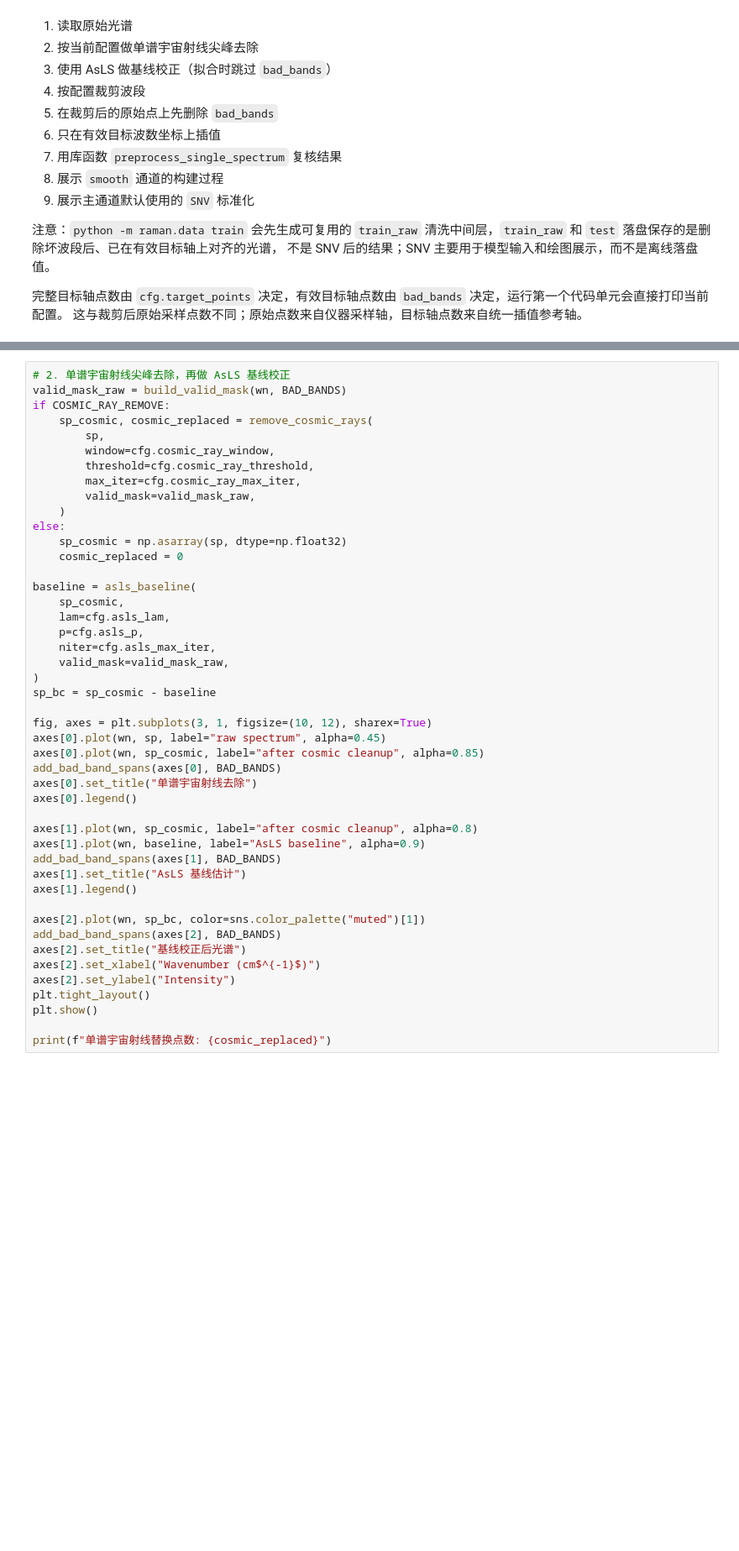
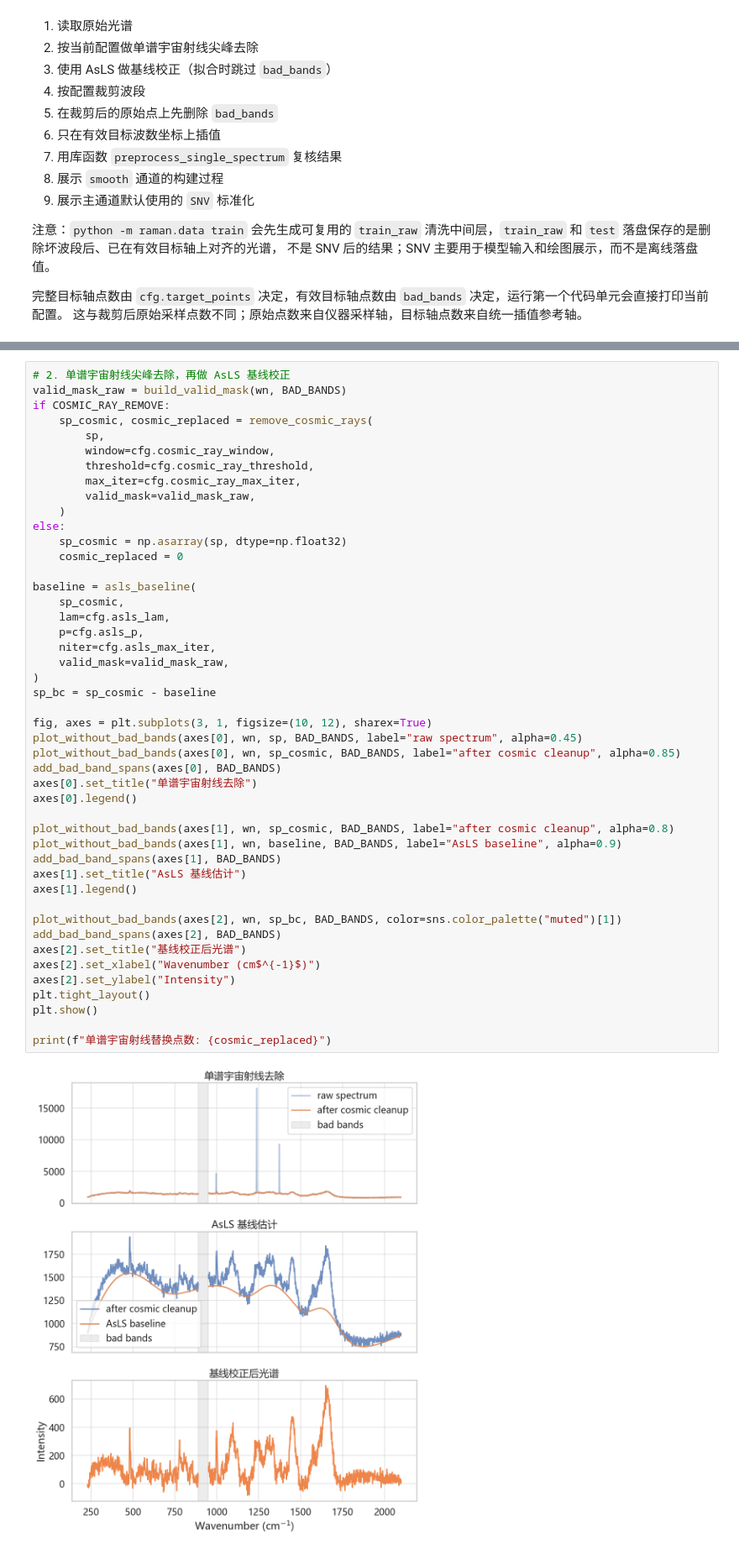
Before and after one commit to YaoHui-Wu06022/Bacterial-Raman-Spectroscopy-Classification, a Jupyter notebook: notebooks/single_process_AsLS_cut_SNV.ipynb, the cells around one changed output, grey strips where cells are left out. Shown at 84% size. Saved outputs shown, nothing was run; the diff lists cells and outputs as text; blank space fills up the shorter version.

```diff
--- a/notebooks/single_process_AsLS_cut_SNV.ipynb
+++ b/notebooks/single_process_AsLS_cut_SNV.ipynb
@@ -140,35 +196,37 @@ if COSMIC_RAY_REMOVE:
 else:
     sp_cosmic = np.asarray(sp, dtype=np.float32)
     cosmic_replaced = 0
 
 baseline = asls_baseline(
     sp_cosmic,
     lam=cfg.asls_lam,
     p=cfg.asls_p,
     niter=cfg.asls_max_iter,
     valid_mask=valid_mask_raw,
 )
 sp_bc = sp_cosmic - baseline
 
 fig, axes = plt.subplots(3, 1, figsize=(10, 12), sharex=True)
-axes[0].plot(wn, sp, label="raw spectrum", alpha=0.45)
-axes[0].plot(wn, sp_cosmic, label="after cosmic cleanup", alpha=0.85)
+plot_without_bad_bands(axes[0], wn, sp, BAD_BANDS, label="raw spectrum", alpha=0.45)
+plot_without_bad_bands(axes[0], wn, sp_cosmic, BAD_BANDS, label="after cosmic cleanup", alpha=0.85)
 add_bad_band_spans(axes[0], BAD_BANDS)
 axes[0].set_title("单谱宇宙射线去除")
 axes[0].legend()
 
-axes[1].plot(wn, sp_cosmic, label="after cosmic cleanup", alpha=0.8)
-axes[1].plot(wn, baseline, label="AsLS baseline", alpha=0.9)
+plot_without_bad_bands(axes[1], wn, sp_cosmic, BAD_BANDS, label="after cosmic cleanup", alpha=0.8)
+plot_without_bad_bands(axes[1], wn, baseline, BAD_BANDS, label="AsLS baseline", alpha=0.9)
 add_bad_band_spans(axes[1], BAD_BANDS)
 axes[1].set_title("AsLS 基线估计")
 axes[1].legend()
 
-axes[2].plot(wn, sp_bc, color=sns.color_palette("muted")[1])
+plot_without_bad_bands(axes[2], wn, sp_bc, BAD_BANDS, color=sns.color_palette("muted")[1])
 add_bad_band_spans(axes[2], BAD_BANDS)
 axes[2].set_title("基线校正后光谱")
 axes[2].set_xlabel("Wavenumber (cm$^{-1}$)")
 axes[2].set_ylabel("Intensity")
 plt.tight_layout()
 plt.show()
 
 print(f"单谱宇宙射线替换点数: {cosmic_replaced}")
+# %% [output]
+[figure, added]
```
Also changed, not shown: parts of 9 cells of this notebook.
